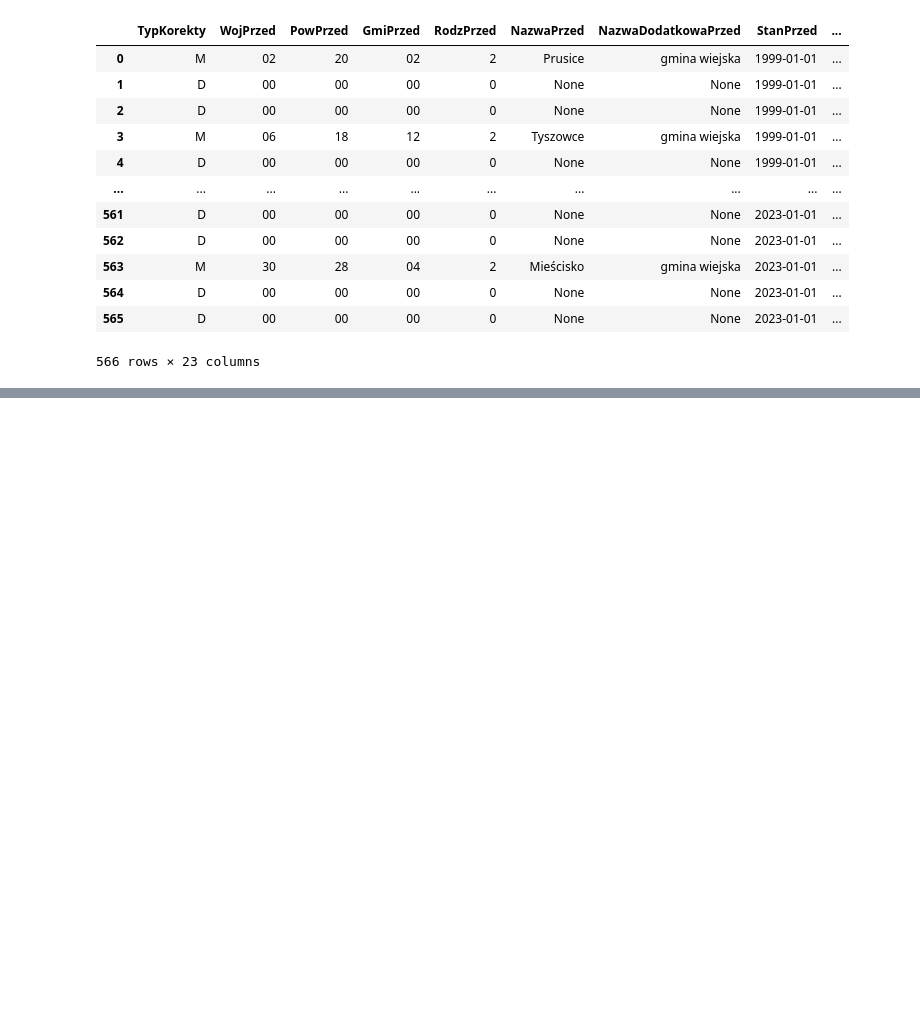
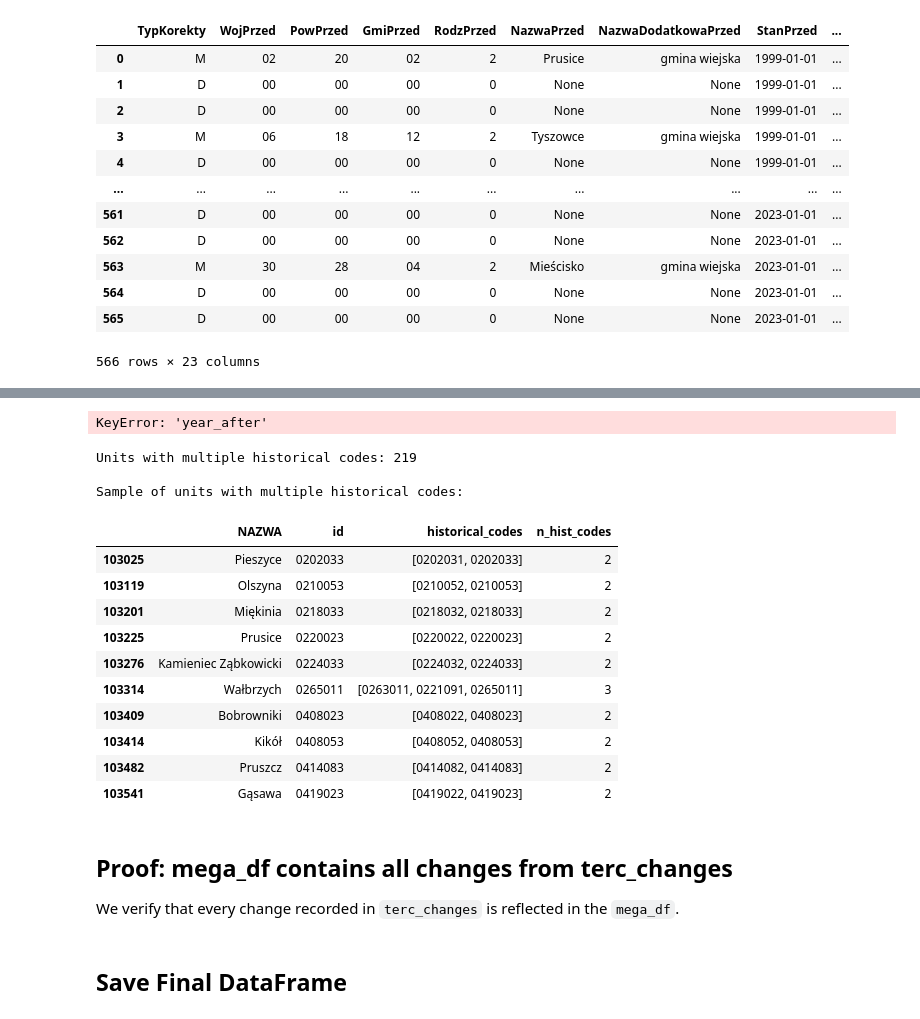
Before and after one commit to jendrkk/LRDWI-Paper, a Jupyter notebook: Code/analysis/GUS01A_teryt.ipynb, the cells around one changed output, grey strips where cells are left out. Cells and saved outputs as stored; diff of their text form; code cells hidden in the pictures; blank space fills up the shorter version.

```diff
--- a/Code/analysis/GUS01A_teryt.ipynb
+++ b/Code/analysis/GUS01A_teryt.ipynb
@@ -208,18 +174,0 @@ First few rows with all columns:
-# %%
-# Explore change types in more detail
-# D = Dodano (Added), M = Modyfikacja (Modification), U = Usunięto (Removed)
-
-print("=== Type D (Added) examples ===")
-display(terc_changes[terc_changes['TypKorekty'] == 'D'].head(5))
-
-print("\n=== Type M (Modified) examples ===")
-display(terc_changes[terc_changes['TypKorekty'] == 'M'].head(5))
-
-print("\n=== Type U (Removed) examples ===")
-display(terc_changes[terc_changes['TypKorekty'] == 'U'].head(5))
-
-# Check the date columns
-print("\n=== Unique years in StanPrzed ===")
-terc_changes['year_before'] = pd.to_datetime(terc_changes['StanPrzed']).dt.year
-terc_changes['year_after'] = pd.to_datetime(terc_changes['StanPo']).dt.year
-print(terc_changes['year_after'].value_counts().sort_index())
@@ -775,0 +250,56 @@ terc_changes
+# %%
+# Verify historical codes for a unit that changed
+# Find the unit in mega_df by the "after" ID (in the final year)
+if len(code_changes) > 0:
+    sample_id_after = sample_change['id_after']
+    sample_id_before = sample_change['id_before']
+    sample_year = int(sample_change['year_after'])
+
+    # Get the unit from 2024 (most recent)
+    unit_record = mega_df[(mega_df['year'] == 2024) & (mega_df['id'] == sample_id_after)]
+
+    if len(unit_record) > 0:
+        hist_codes = unit_record.iloc[0]['historical_codes']
+        cby = unit_record.iloc[0]['code_by_year']
+
+        print(f"Unit: {unit_record.iloc[0]['NAZWA']} (current ID: {sample_id_after})")
+        print(f"\nhistorical_codes: {hist_codes}")
+        print(f"\ncode_by_year (years around the change):")
+        for yr in range(sample_year - 2, sample_year + 3):
+            if yr in cby:
+                print(f"  {yr}: {cby[yr]}")
+
+        # Verify the before code is in historical_codes
+        print(f"\n✓ Old code '{sample_id_before}' in historical_codes: {sample_id_before in hist_codes}")
+    else:
+        print(f"Unit with ID {sample_id_after} not found in 2024")
+# %% [output]
+KeyError: 'year_after'
+# %%
+# Show units with multiple historical codes (units that had code changes)
+units_2024 = mega_df[mega_df['year'] == 2024].copy()
+units_2024['n_hist_codes'] = units_2024['historical_codes'].apply(lambda x: len(set(x)) if isinstance(x, list) else 0)
+multi_code_units = units_2024[units_2024['n_hist_codes'] > 1]
+
+print(f"Units with multiple historical codes: {len(multi_code_units)}")
+print("\nSample of units with multiple historical codes:")
+display(multi_code_units[['NAZWA', 'id', 'historical_codes', 'n_hist_codes']].head(10))
+# %% [output]
+Units with multiple historical codes: 219
+
+Sample of units with multiple historical codes:
+|  | NAZWA | id | historical_codes | n_hist_codes |
+| 103025 | Pieszyce | 0202033 | [0202031, 0202033] | 2 |
+| 103119 | Olszyna | 0210053 | [0210052, 0210053] | 2 |
+| 103201 | Miękinia | 0218033 | [0218032, 0218033] | 2 |
+| 103225 | Prusice | 0220023 | [0220022, 0220023] | 2 |
+| 103276 | Kamieniec Ząbkowicki | 0224033 | [0224032, 0224033] | 2 |
+| 103314 | Wałbrzych | 0265011 | [0263011, 0221091, 0265011] | 3 |
+| 103409 | Bobrowniki | 0408023 | [0408022, 0408023] | 2 |
+| 103414 | Kikół | 0408053 | [0408052, 0408053] | 2 |
+| 103482 | Pruszcz | 0414083 | [0414082, 0414083] | 2 |
+| 103541 | Gąsawa | 0419023 | [0419022, 0419023] | 2 |
+# %% [markdown]
+## Proof: mega_df contains all changes from terc_changes
+
+We verify that every change recorded in `terc_changes` is reflected in the `mega_df`.
@@ -775,0 +369,2 @@ terc_changes
+# %% [markdown]
+## Save Final DataFrame
```
Also changed, not shown: parts of 29 cells of this notebook, 6 other files.
